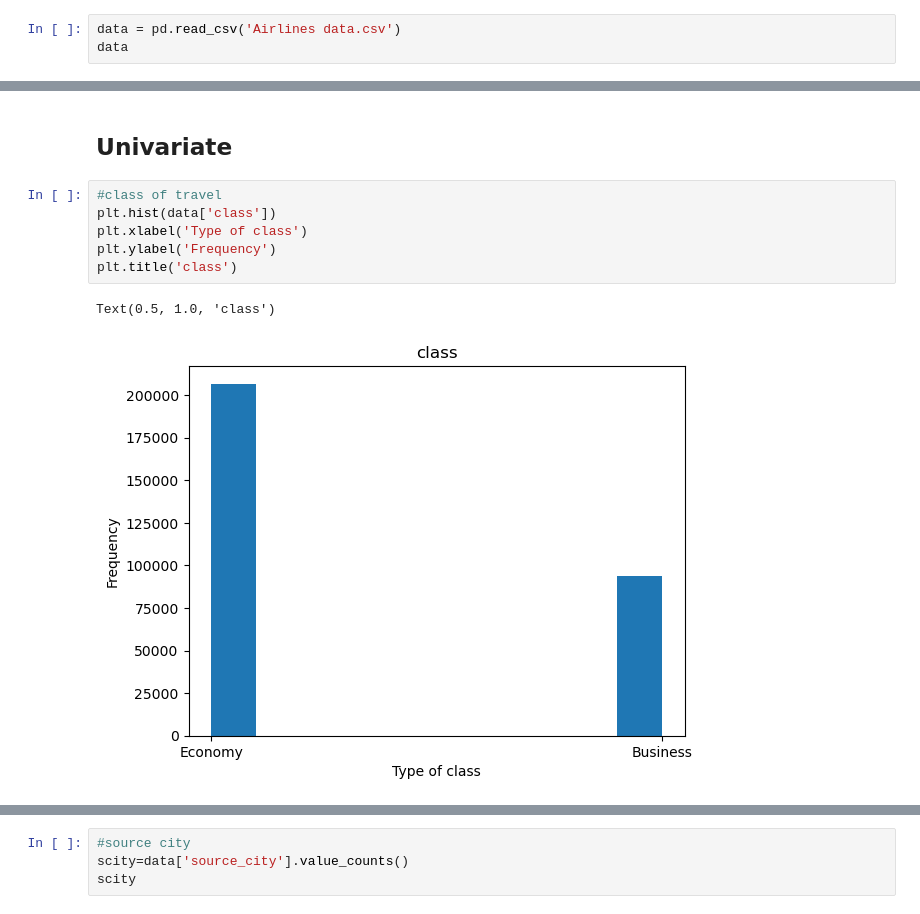
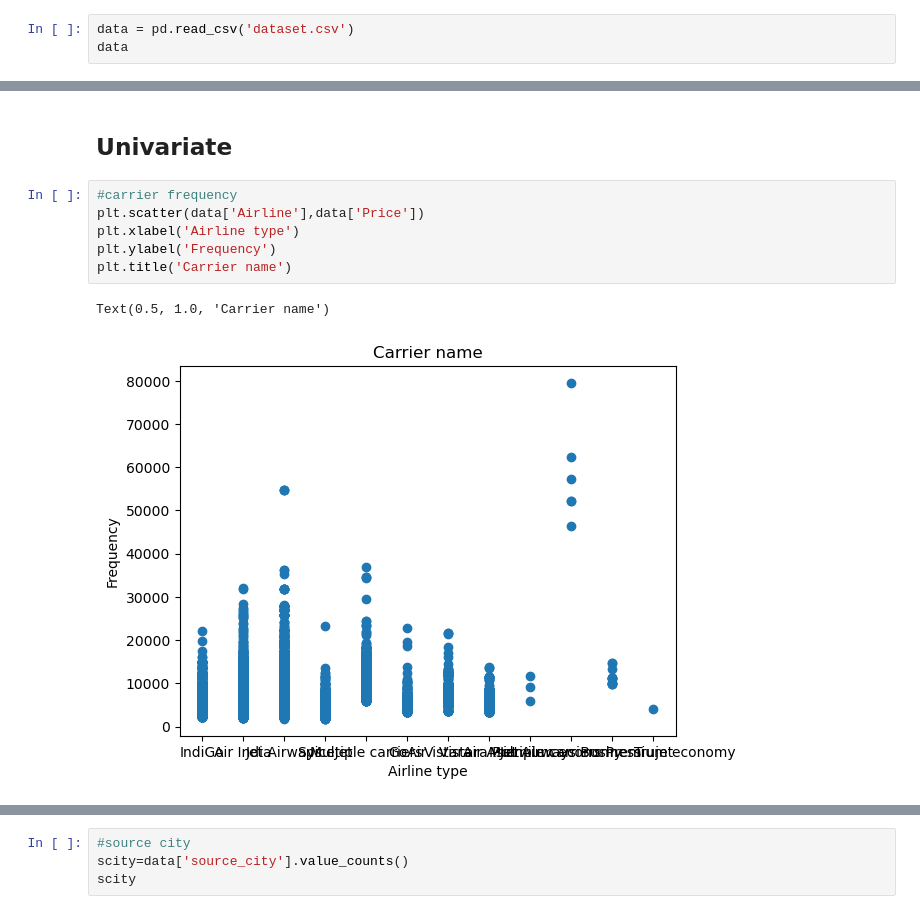
Before and after one commit to Bubllo/Applied_Data_Science_Project, a Jupyter notebook: Flight Price Prediction .ipynb, the cells around one changed output, grey strips where cells are left out. Cells and saved outputs as stored; diff of their text form.

```diff
--- a/Flight Price Prediction .ipynb
+++ b/Flight Price Prediction .ipynb
@@ -7,6 +7,6 @@ import seaborn as sns
 # %% [markdown]
 # Importing Dataset
 # %%
-data = pd.read_csv('Airlines data.csv')
+data = pd.read_csv('dataset.csv')
 data
 # %% [output]
@@ -63,11 +62,11 @@ memory usage: 27.5+ MB
 # %% [markdown]
 ## Univariate
 # %%
-#class of travel
-plt.hist(data['class'])
-plt.xlabel('Type of class')
+#carrier frequency
+plt.scatter(data['Airline'],data['Price'])
+plt.xlabel('Airline type')
 plt.ylabel('Frequency')
-plt.title('class')
+plt.title('Carrier name')
 # %% [output]
-Text(0.5, 1.0, 'class')
+Text(0.5, 1.0, 'Carrier name')
-[figure, old version]
+[figure, new version]
```
Also changed, not shown: parts of 24 cells of this notebook.
